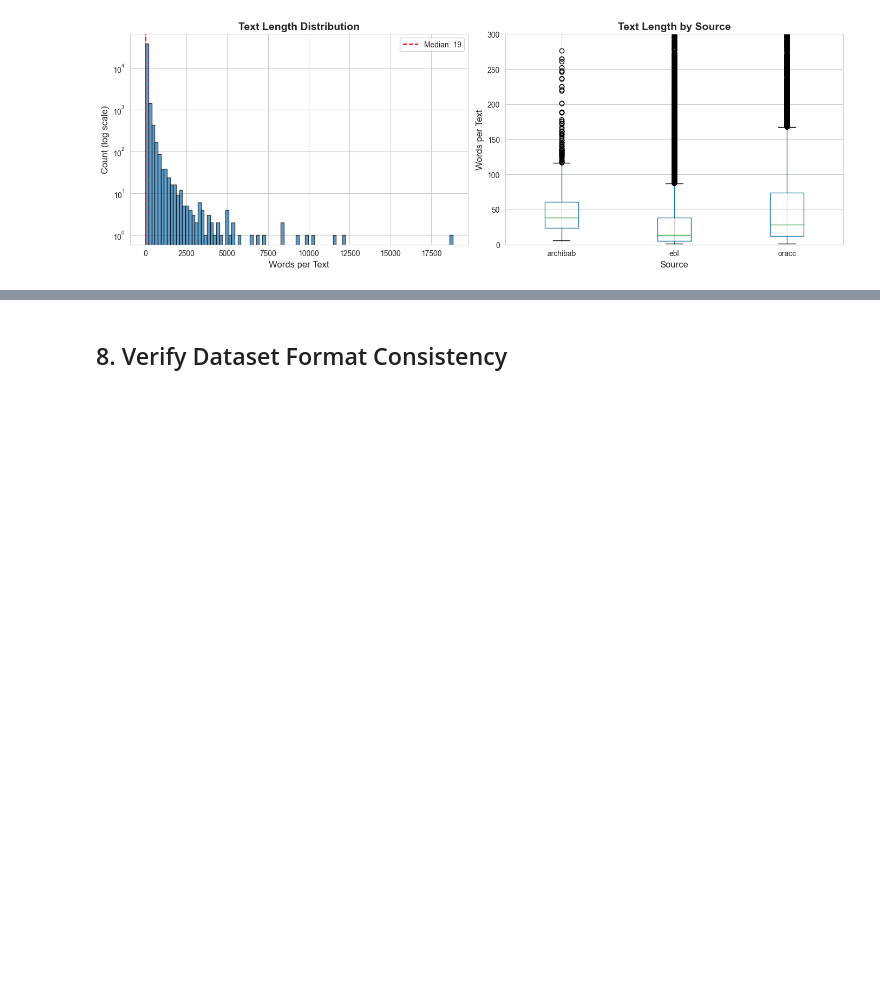
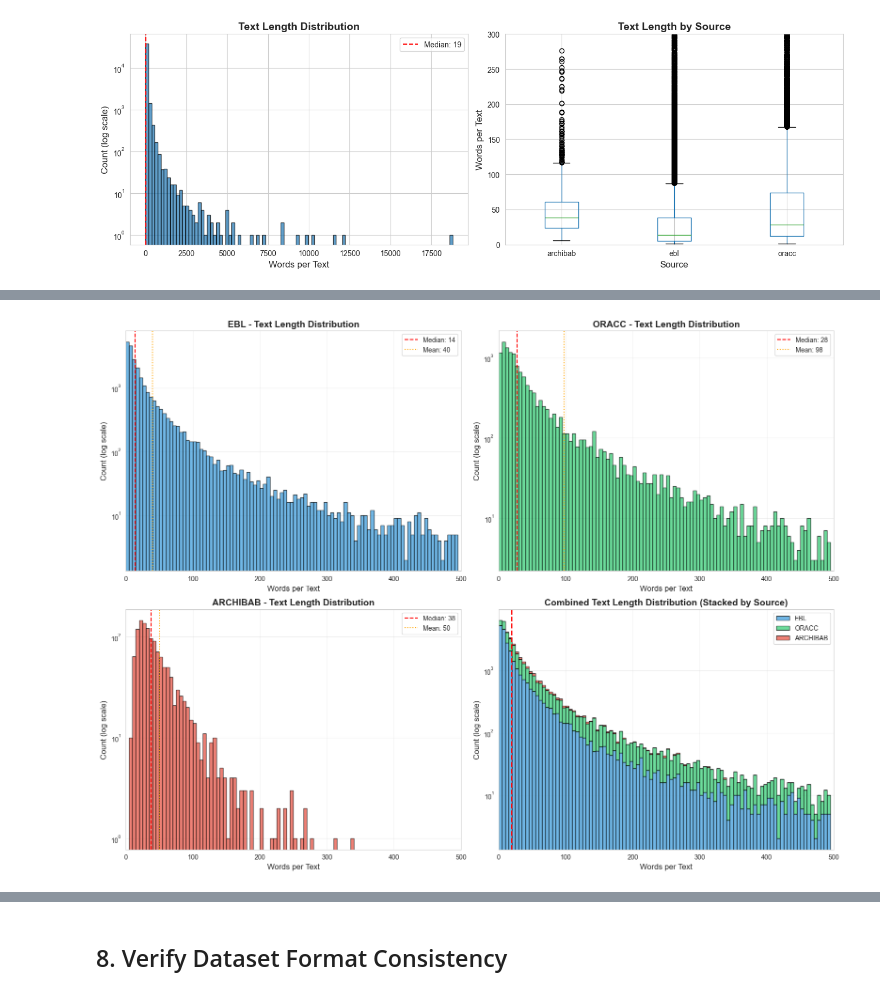
Before and after one commit to YarinBeni/HUJI-THESIS--YARIN, a Jupyter notebook: v_1/notebooks/02_unified_dataset_eda.ipynb, the cells around one changed output, grey strips where cells are left out. Drawn from its saved outputs; the diff is of its cells as text; code cells hidden in the pictures; blank space fills up the shorter version.

```diff
--- a/v_1/notebooks/02_unified_dataset_eda.ipynb
+++ b/v_1/notebooks/02_unified_dataset_eda.ipynb
@@ -575,3 +576,86 @@ plt.savefig('../data/processed/unified/text_lengths.png', dpi=150, bbox_inches='
 plt.show()
 # %% [output]
 [figure]
+# %%
+# Extended Text Length Distribution Analysis by Source
+print("="*70)
+print("TEXT LENGTH DISTRIBUTION BY DATASET ORIGIN")
+print("="*70)
+
+# Create figure with 2x2 subplots
+fig, axes = plt.subplots(2, 2, figsize=(16, 12))
+axes = axes.flatten()
+
+# Define colors for each source
+source_colors = {'ebl': '#3498db', 'oracc': '#2ecc71', 'archibab': '#e74c3c'}
+sources = ['ebl', 'oracc', 'archibab']
+
+# Define consistent bins for all plots
+bins = np.arange(0, 500, 5)  # Bins from 0 to 500 with step of 5
+
+# Plot 1-3: Individual distributions for each source
+for idx, source in enumerate(sources):
+    subset = words_per_text_source[words_per_text_source['source'] == source]['word_count']
+
+    axes[idx].hist(subset, bins=bins, edgecolor='black', alpha=0.7,
+                   color=source_colors[source])
+    axes[idx].set_xlabel('Words per Text', fontsize=12)
+    axes[idx].set_ylabel('Count (log scale)', fontsize=12)
+    axes[idx].set_title(f'{source.upper()} - Text Length Distribution',
+                        fontsize=14, fontweight='bold')
+    axes[idx].set_yscale('log')
+    axes[idx].axvline(subset.median(), color='red', linestyle='--',
+                      label=f'Median: {subset.median():.0f}')
+    axes[idx].axvline(subset.mean(), color='orange', linestyle=':',
+                      label=f'Mean: {subset.mean():.0f}')
+    axes[idx].legend()
+    axes[idx].set_xlim(0, 500)  # Limit x for better visibility
+    axes[idx].grid(True, alpha=0.3)
+
+    # Print stats
+    print(f"\n{source.upper()} statistics:")
+    print(f"  Median: {subset.median():.0f} words")
+    print(f"  Mean: {subset.mean():.1f} words")
+    print(f"  Texts: {len(subset):,}")
+
+    # Add word statistics
+    source_data = df[df['source'] == source]
+    total_words = len(source_data)
+    distinct_words = source_data['value_clean'].nunique()
+
+    print(f"  Total words: {total_words:,}")
+    print(f"  Distinct words: {distinct_words:,}")
+    print(f"  Vocabulary richness: {distinct_words/total_words:.2%}")
+
+
+# Plot 4: Stacked histogram with all sources
+print("\n" + "="*70)
+print("Creating stacked histogram...")
+
+# Prepare data for stacking
+data_to_stack = [words_per_text_source[words_per_text_source['source'] == source]['word_count'].values
+                 for source in sources]
+colors_to_stack = [source_colors[source] for source in sources]
+
+axes[3].hist(data_to_stack, bins=bins, label=sources,
+             color=colors_to_stack, edgecolor='black',
+             alpha=0.7, stacked=True)
+axes[3].set_xlabel('Words per Text', fontsize=12)
+axes[3].set_ylabel('Count (log scale)', fontsize=12)
+axes[3].set_title('Combined Text Length Distribution (Stacked by Source)',
+                  fontsize=14, fontweight='bold')
+axes[3].set_yscale('log')
+axes[3].legend(labels=[s.upper() for s in sources], loc='upper right')
+axes[3].set_xlim(0, 500)
+axes[3].grid(True, alpha=0.3)
+
+# Add overall median line
+axes[3].axvline(words_per_text.median(), color='red', linestyle='--',
+                linewidth=2, label=f'Overall Median: {words_per_text.median():.0f}')
+
+plt.tight_layout()
+plt.savefig('../data/processed/unified/text_lengths_by_source.png', dpi=150, bbox_inches='tight')
+plt.show()
+
+print("\n✓ Plot saved to '../data/processed/unified/text_lengths_by_source.png'")
+# %% [output]
@@ -577,0 +679 @@ plt.show()
+[figure, added]
```
Also changed, not shown: parts of 4 cells of this notebook, 49 other files.
